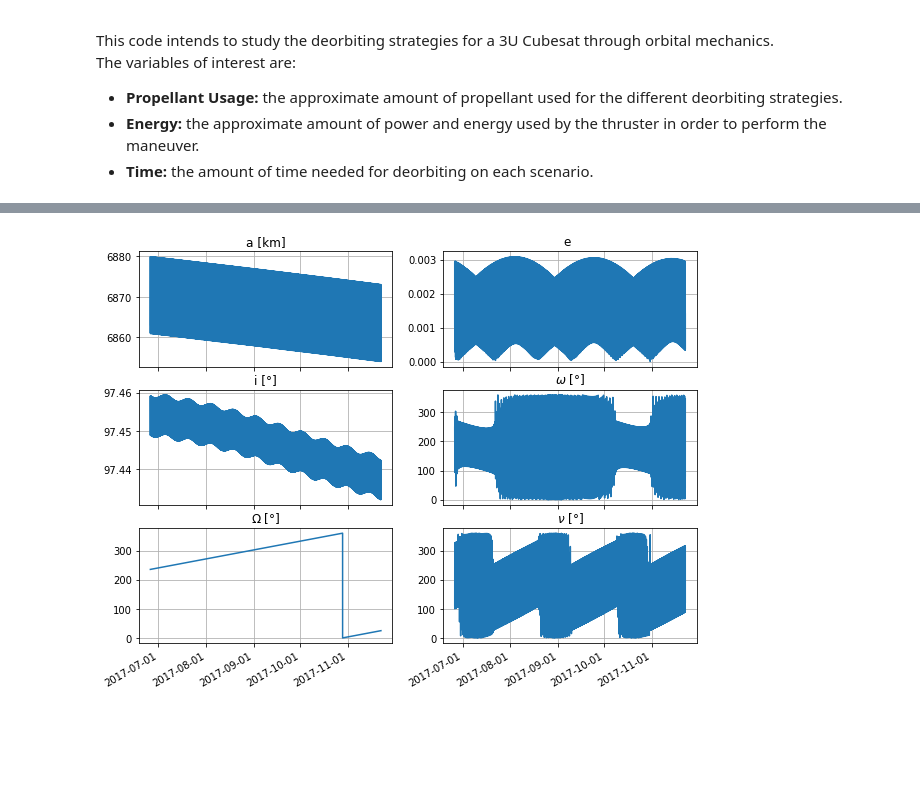
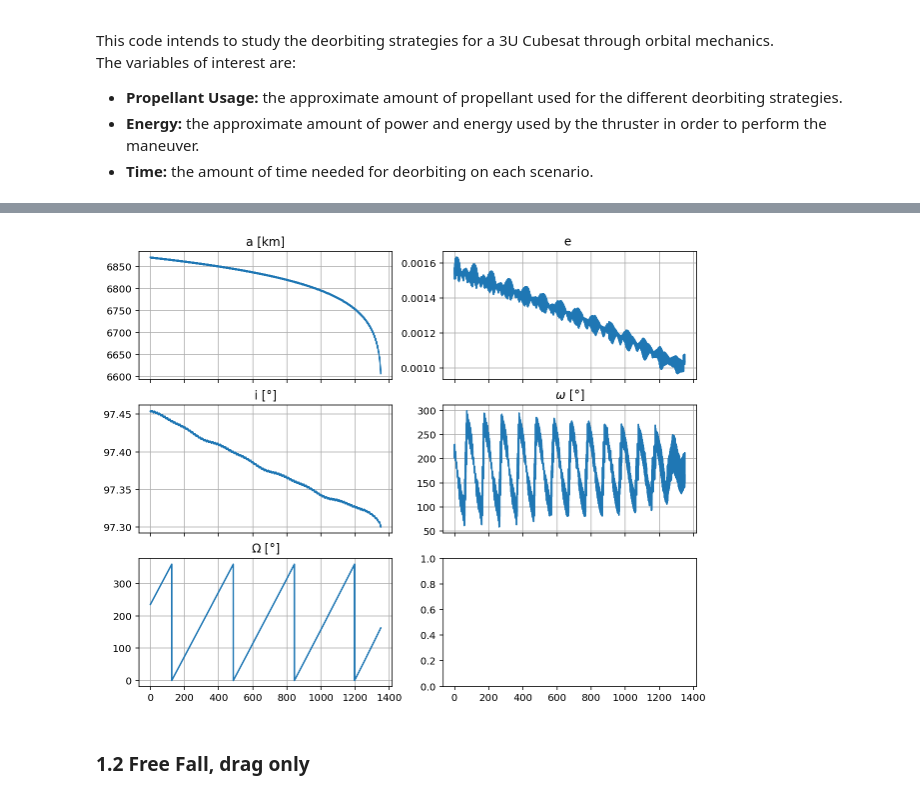
Before and after one commit to imricardoramos/orbital-mechanics, a Jupyter notebook: Study - Deorbiting.ipynb, the cells around one changed output, grey strips where cells are left out. Drawn from its saved outputs; the diff is of its cells as text; code cells hidden in the pictures; blank space fills up the shorter version.

```diff
--- a/Study - Deorbiting.ipynb
+++ b/Study - Deorbiting.ipynb
@@ -21,14 +36,9 @@ The autoreload extension is already loaded. To reload it, use:
 # %%
-# INITIAL CONDITIONS
-coe,date = auxiliary.parseTle("suchai0.tle")
-T = 2*np.pi*(coe[0]**3/constants.mu_E)**0.5
-print("Period: ",T/60," min")
 # SPACECRAFT DEFINITIONS
 cubesat = models.Cubesat("3U")
-cubesat.thruster = models.Thruster(thrust=1e-3, isp=720)
 
 # MANEUVERING
-naturalFall = Maneuvers(coe,cubesat,date)
+naturalFall = Maneuvers(coe,cubesat,date,verbose=True)
 # A Month of perturbations
 naturalFall.addPerturbation("J2")
 naturalFall.addPerturbation("atmosphere")
@@ -36,6 +46,7 @@ naturalFall.addPerturbation("solar_pressure")
 naturalFall.addPerturbation("moon_gravity")
 naturalFall.addPerturbation("sun_gravity")
 
-naturalFall.propagate(60*60*24*30*5,60*10)
+naturalFall.propagate(60*60*24*30*12*3.75,60*10)
+%notify
 # %% [output]
 Period:  94.69923566813239  min
@@ -43,5 +98,7 @@ Propagating...from day  0.0  to  150.0
 # %%
-# PLOT
-naturalFall.plot("coe")
+#print(naturalFall.history.secularCoe)
+naturalFall.plot("secularCoe")
 # %% [output]
-[figure, old version]
+[figure, new version]
+# %% [markdown]
+### 1.2 Free Fall, drag only
```
Also changed, not shown: parts of 23 cells of this notebook, 32 other files.
